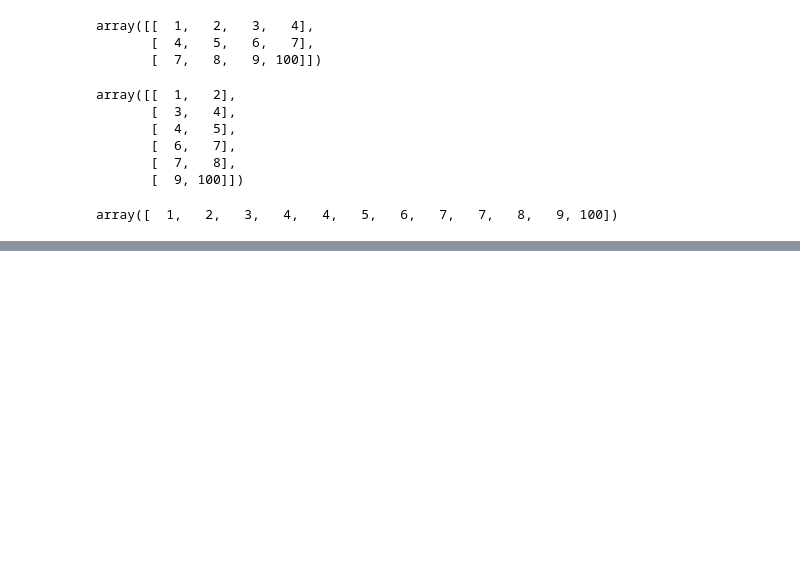
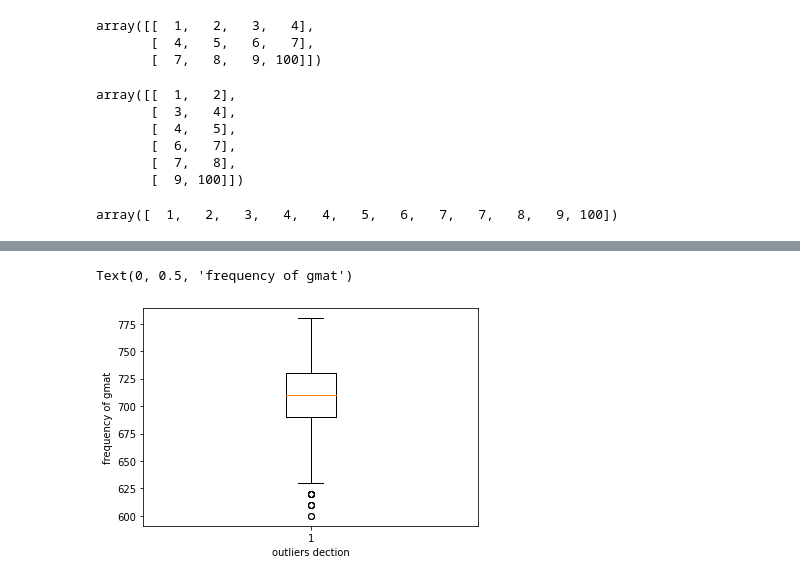
Before and after one commit to Emmanuelmitra/Python-class-code-, a Jupyter notebook: class_10_12_python.ipynb, the cells around one changed output, grey strips where cells are left out. Cells and saved outputs as stored; diff of their text form; code cells hidden in the pictures; blank space fills up the shorter version.

```diff
--- a/class_10_12_python.ipynb
+++ b/class_10_12_python.ipynb
@@ -1688,0 +1710,7 @@ array([  1,   2,   3,   4,   4,   5,   6,   7,   7,   8,   9, 100])
+# %%
+plt.boxplot(df.gmat)
+plt.xlabel('outliers dection')
+plt.ylabel('frequency of gmat')
+# %% [output]
+Text(0, 0.5, 'frequency of gmat')
+[figure, added]
```
Also changed, not shown: parts of 8 cells of this notebook.
